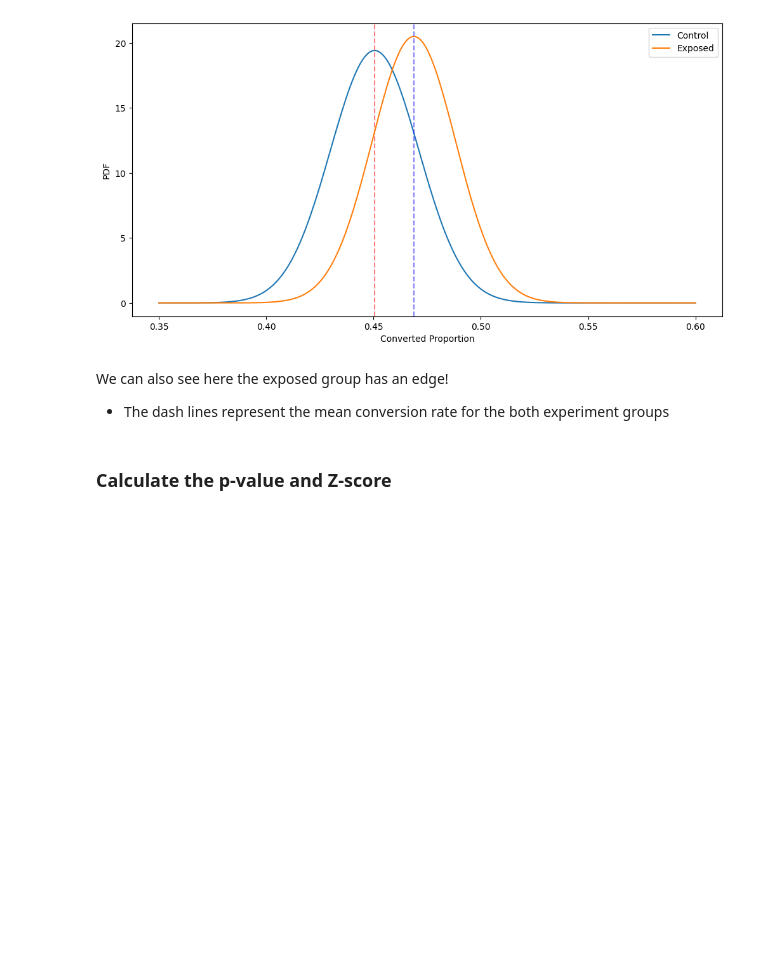
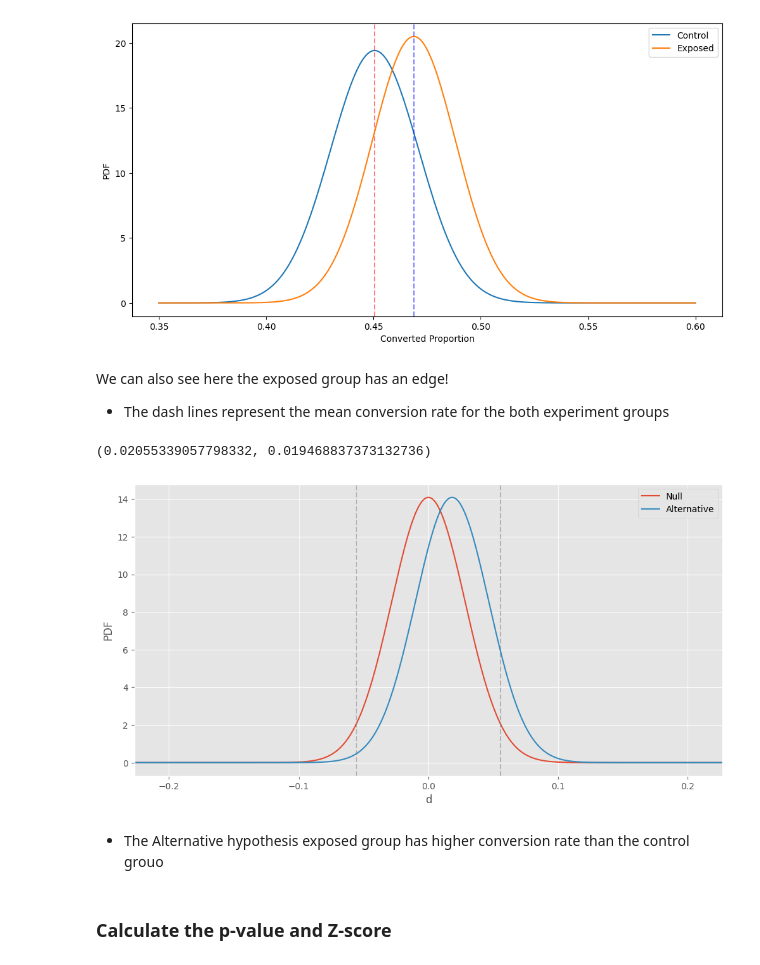
Before and after one commit to KaydeeJR/Ad-campaign-performance, a Jupyter notebook: notebooks/classical_AB_testing.ipynb, the cells around one changed output. Saved outputs shown, nothing was run; the diff lists cells and outputs as text; code cells hidden in the pictures; blank space fills up the shorter version.

Commit message:
Added hypothesis plots

```diff
--- a/notebooks/classical_AB_testing.ipynb
+++ b/notebooks/classical_AB_testing.ipynb
@@ -186,5 +183,24 @@ plt.show()
 # %% [markdown]
 We can also see here the exposed group has an edge!
 * The dash lines represent the mean conversion rate for the both experiment groups
+# %%
+#calculate variance of sum
+var_cont = np.sqrt(cv_rate_control * (1 - cv_rate_control) / control_count)
+var_exp = np.sqrt(cv_rate_exposed * (1 - cv_rate_exposed) / exposed_count)
+var_cont, var_exp
+# %% [output]
+(0.02055339057798332, 0.019468837373132736)
+# %%
+import os
+import sys
+sys.path.append(os.path.abspath(os.path.join('../scripts')))
+import classical_plots
+import stats
+diff = cv_rate_exposed - cv_rate_control
+classical_plots.abplot(control_count, exposed_count, cv_rate_control, diff)
+# %% [output]
+[figure, added]
+# %% [markdown]
+* The Alternative hypothesis exposed group has higher conversion rate than the control grouo
 # %% [markdown]
 ### Calculate the p-value and Z-score
```
Also changed, not shown: parts of 4 cells of this notebook.
